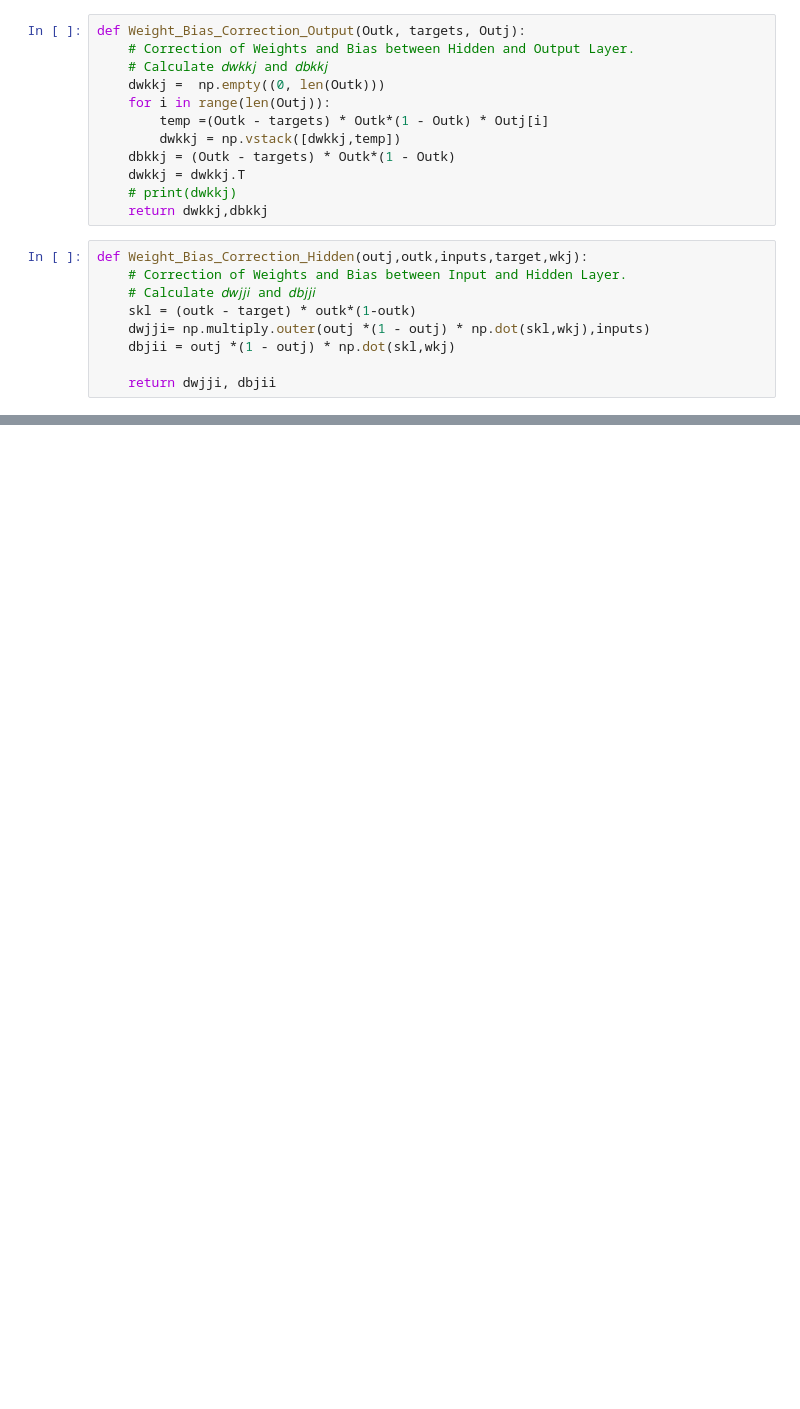
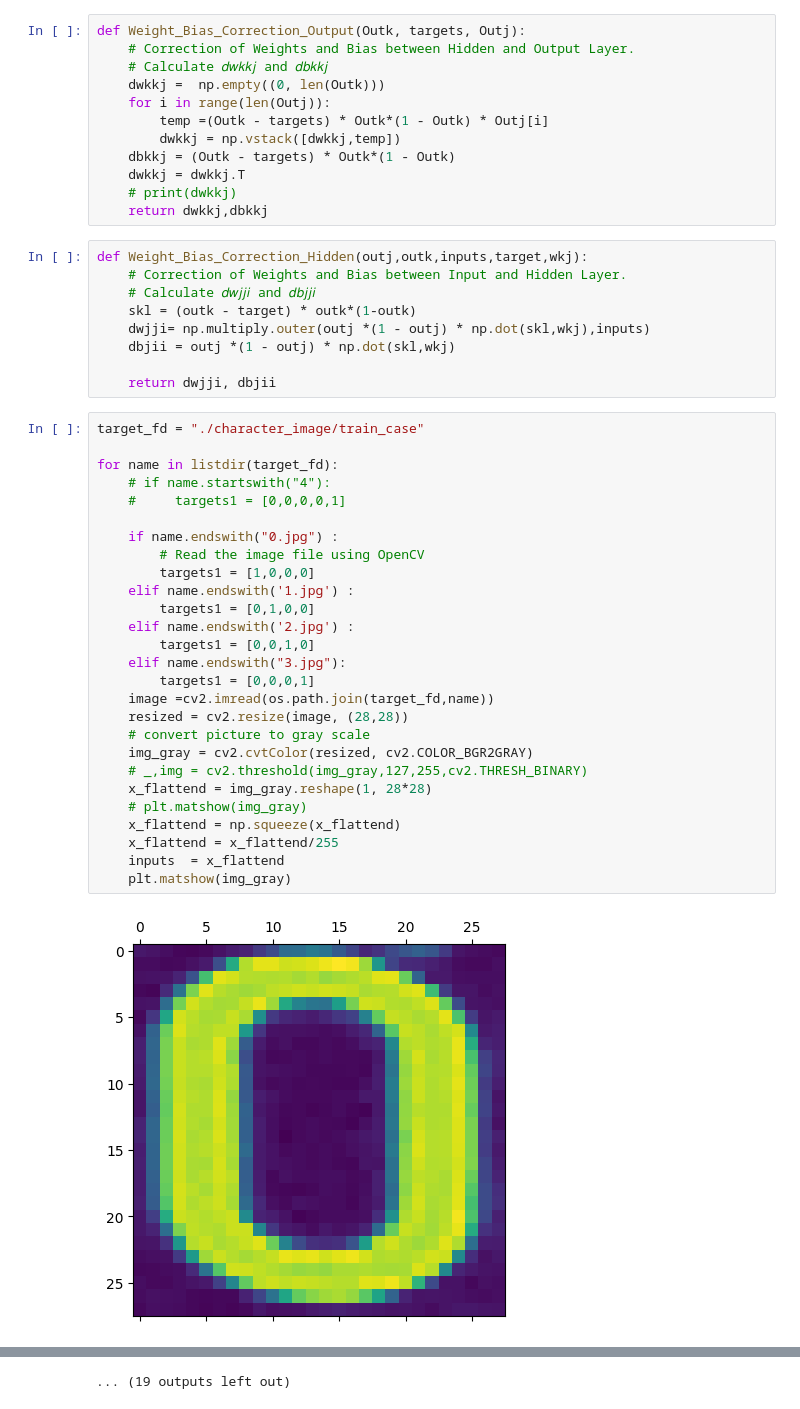
Before and after one commit to sutulovat2611/Car-Plate-Reading, a Jupyter notebook: jiasheng.ipynb, the cells around one changed output, grey strips where cells are left out. Saved outputs shown, nothing was run; the diff lists cells and outputs as text; blank space fills up the shorter version.

```diff
--- a/jiasheng.ipynb
+++ b/jiasheng.ipynb
@@ -125,3 +104,32 @@ def Weight_Bias_Correction_Hidden(outj,outk,inputs,target,wkj):
     dbjii = outj *(1 - outj) * np.dot(skl,wkj)
 
     return dwjji, dbjii
+# %%
+target_fd = "./character_image/train_case"
+
+for name in listdir(target_fd):
+    # if name.startswith("4"):
+    #     targets1 = [0,0,0,0,1]
+
+    if name.endswith("0.jpg") :
+        # Read the image file using OpenCV
+        targets1 = [1,0,0,0]
+    elif name.endswith('1.jpg') :
+        targets1 = [0,1,0,0]
+    elif name.endswith('2.jpg') :
+        targets1 = [0,0,1,0]
+    elif name.endswith("3.jpg"):
+        targets1 = [0,0,0,1]
+    image =cv2.imread(os.path.join(target_fd,name))
+    resized = cv2.resize(image, (28,28))
+    # convert picture to gray scale
+    img_gray = cv2.cvtColor(resized, cv2.COLOR_BGR2GRAY)
+    # _,img = cv2.threshold(img_gray,127,255,cv2.THRESH_BINARY)
+    x_flattend = img_gray.reshape(1, 28*28)
+    # plt.matshow(img_gray)
+    x_flattend = np.squeeze(x_flattend)
+    x_flattend = x_flattend/255
+    inputs  = x_flattend
+    plt.matshow(img_gray)
+# %% [output]
+[figure, added]
@@ -128,3 +147,4 @@ def Weight_Bias_Correction_Hidden(outj,outk,inputs,target,wkj):
+... (19 outputs left out)
 # %%
 def Weight_Bias_Update(wkj,dwkkj, bias_k, dbkkj, wji, dwjji,bias_j,dbjii ):
     # Saving_Weights_Bias() implemented inside
```
Also changed, not shown: parts of 10 cells of this notebook, 39 other files.
